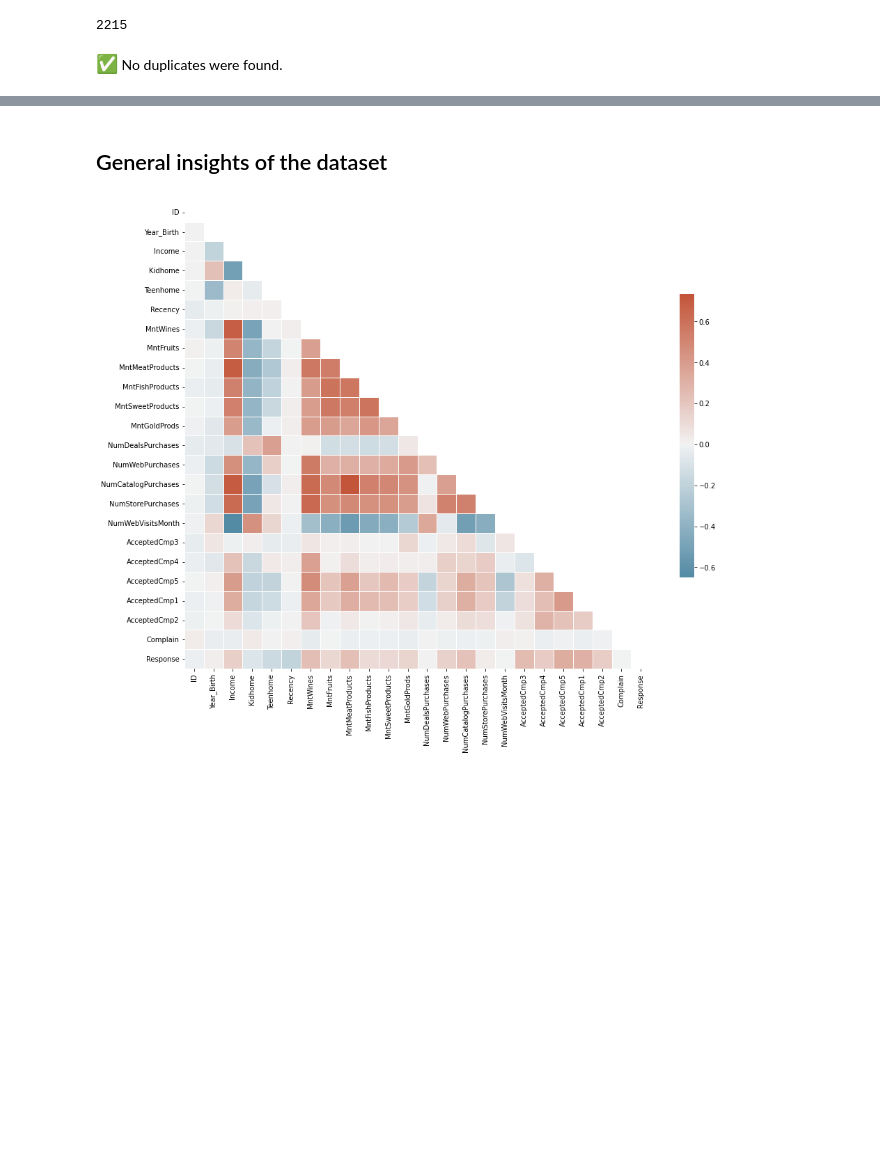
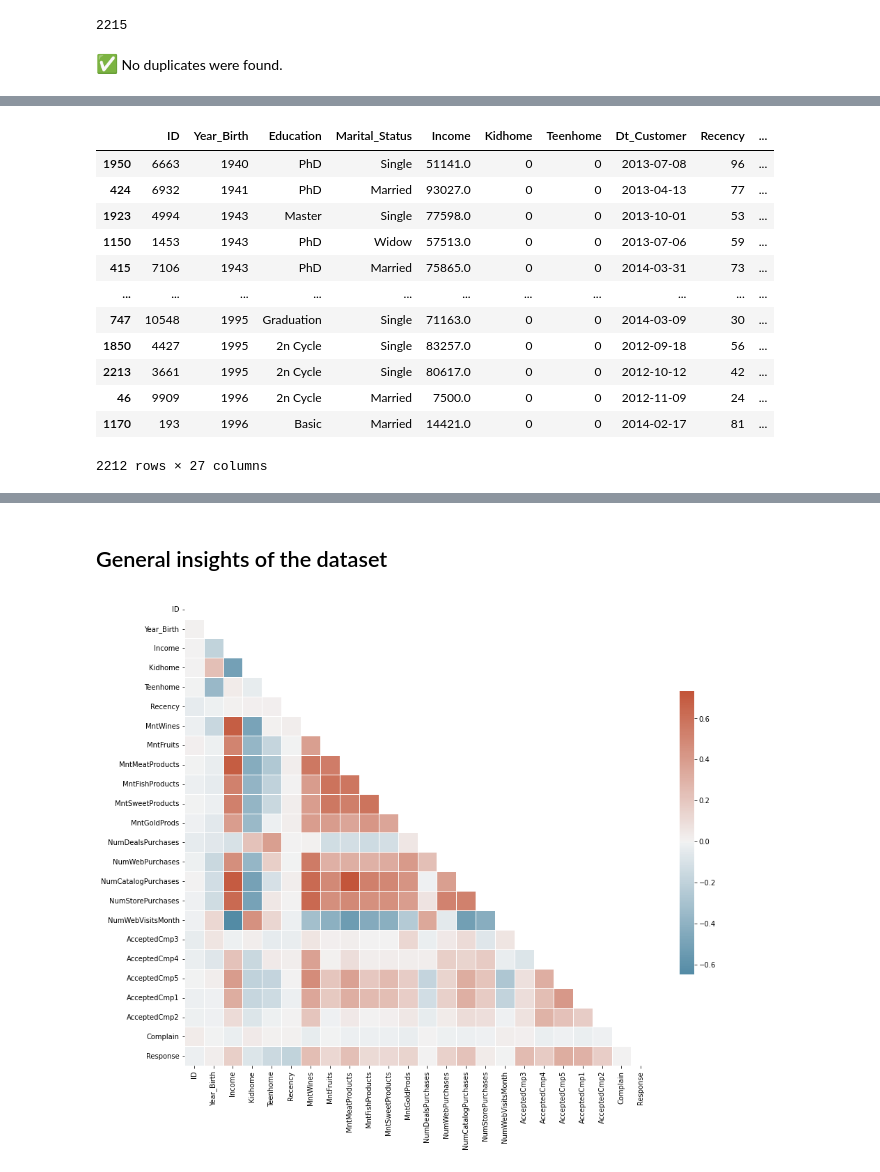
Before and after one commit to drsouzap/personal_challenges, a Jupyter notebook: Marketing_Analytics_Kaggle.ipynb, the cells around one changed output, grey strips where cells are left out. Saved outputs shown, nothing was run; the diff lists cells and outputs as text; code cells hidden in the pictures; blank space fills up the shorter version.

```diff
--- a/Marketing_Analytics_Kaggle.ipynb
+++ b/Marketing_Analytics_Kaggle.ipynb
@@ -140,0 +197,16 @@ len(data)
+# %%
+data
+# %% [output]
+|  | ID | Year_Birth | Education | Marital_Status | Income | Kidhome | Teenhome | Dt_Customer | Recency | ... |
+| 1950 | 6663 | 1940 | PhD | Single | 51141.0 | 0 | 0 | 2013-07-08 | 96 | ... |
+| 424 | 6932 | 1941 | PhD | Married | 93027.0 | 0 | 0 | 2013-04-13 | 77 | ... |
+| 1923 | 4994 | 1943 | Master | Single | 77598.0 | 0 | 0 | 2013-10-01 | 53 | ... |
+| 1150 | 1453 | 1943 | PhD | Widow | 57513.0 | 0 | 0 | 2013-07-06 | 59 | ... |
+| 415 | 7106 | 1943 | PhD | Married | 75865.0 | 0 | 0 | 2014-03-31 | 73 | ... |
+| ... | ... | ... | ... | ... | ... | ... | ... | ... | ... | ... |
+| 747 | 10548 | 1995 | Graduation | Single | 71163.0 | 0 | 0 | 2014-03-09 | 30 | ... |
+| 1850 | 4427 | 1995 | 2n Cycle | Single | 83257.0 | 0 | 0 | 2012-09-18 | 56 | ... |
+| 2213 | 3661 | 1995 | 2n Cycle | Single | 80617.0 | 0 | 0 | 2012-10-12 | 42 | ... |
+| 46 | 9909 | 1996 | 2n Cycle | Married | 7500.0 | 0 | 0 | 2012-11-09 | 24 | ... |
+| 1170 | 193 | 1996 | Basic | Married | 14421.0 | 0 | 0 | 2014-02-17 | 81 | ... |
+2212 rows × 27 columns
```
Also changed, not shown: parts of 7 cells of this notebook.
